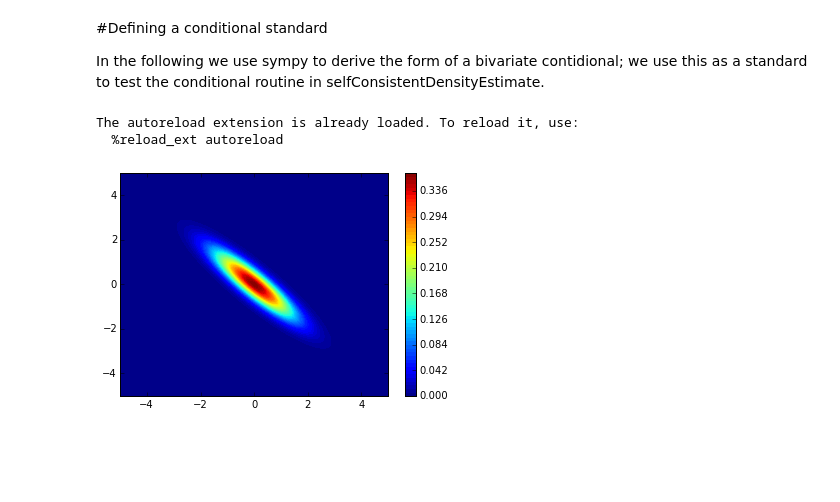
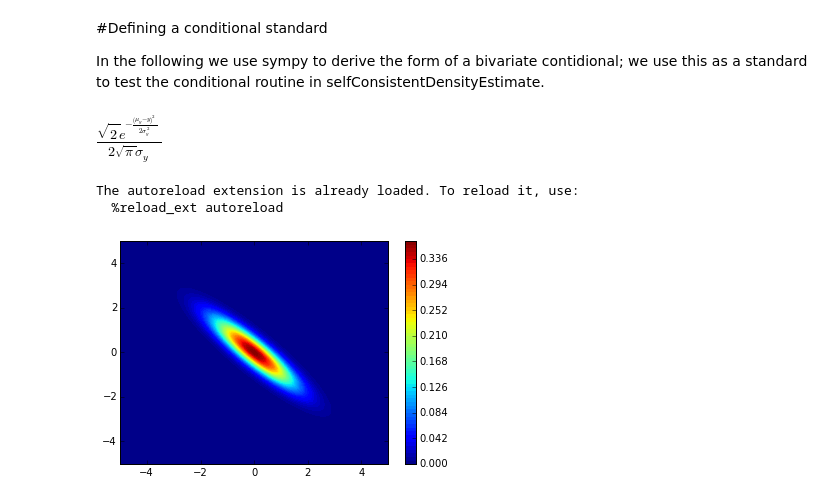
Before and after one commit to LBL-EESA/fastkde, a Jupyter notebook: testing/Testing Conditionals.ipynb, the cells around one changed output. Saved outputs shown, nothing was run; the diff lists cells and outputs as text; code cells hidden in the pictures; blank space fills up the shorter version.

```diff
--- a/testing/Testing Conditionals.ipynb
+++ b/testing/Testing Conditionals.ipynb
@@ -31,6 +31,12 @@ xMarginal = (1/(sx*sp.sqrt(2*sp.pi)))*sp.exp(-(x-mux)**2/(2*sx**2))
 yMarginal = (1/(sy*sp.sqrt(2*sp.pi)))*sp.exp(-(y-muy)**2/(2*sy**2))
 
 xConditional = bivariateNormal/yMarginal
+yConditional = bivariateNormal/xMarginal
+# %%
+#sp.Integral(xConditional,(x,-sp.oo,sp.oo)).doit()
+yConditional.subs(rho,0).simplify()
+# %% [output]
+[figure, added]
 # %%
 from sympy.utilities.lambdify import lambdastr,lambdify
 conditionalFuncStr = lambdastr((x,y,mux,muy,sx,sy,rho),xConditional)
```
Also changed, not shown: 2 other files.
